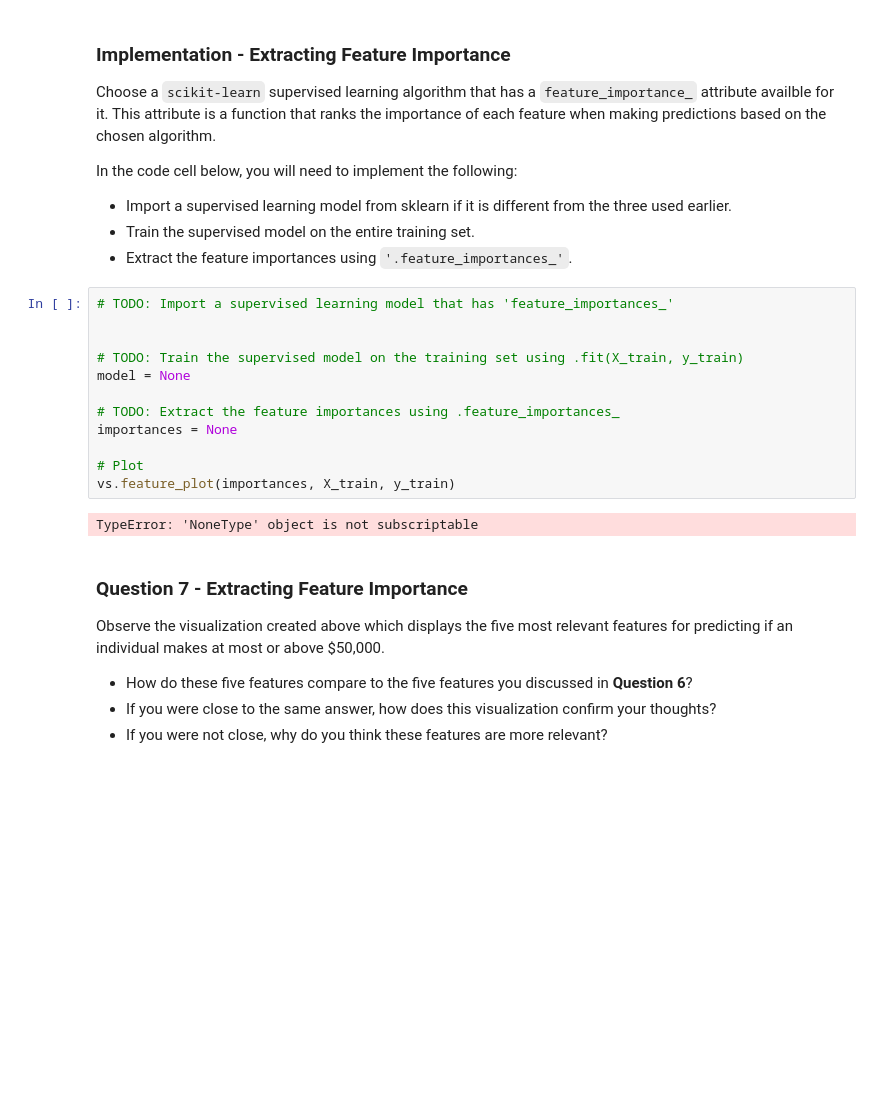
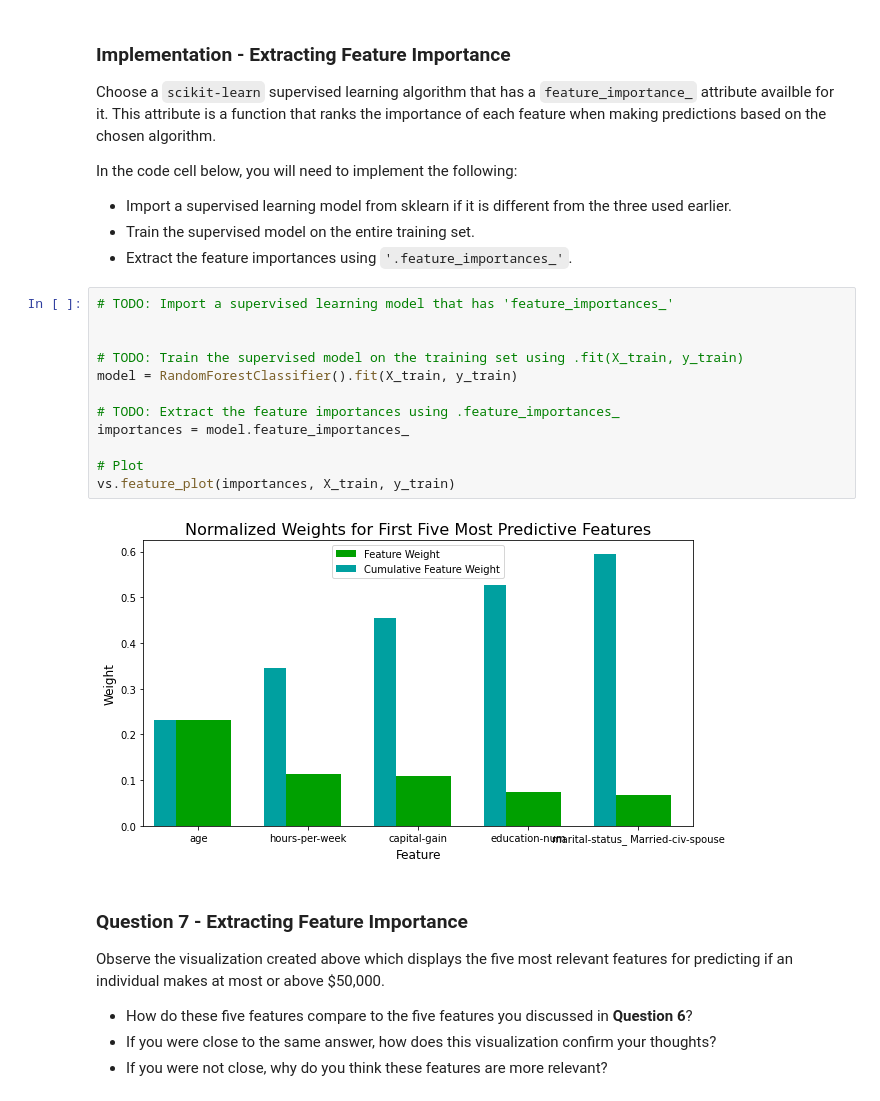
Before and after one commit to BrittaEnte/intro-to-ML-pytorch-UDACITY, a Jupyter notebook: finding_donor/finding_donors.ipynb, the cells around one changed output. Saved outputs shown, nothing was run; the diff lists cells and outputs as text; blank space fills up the shorter version.

```diff
--- a/finding_donor/finding_donors.ipynb
+++ b/finding_donor/finding_donors.ipynb
@@ -604,17 +608,17 @@ In the code cell below, you will need to implement the following:
 # %%
 # TODO: Import a supervised learning model that has 'feature_importances_'
 
 
 # TODO: Train the supervised model on the training set using .fit(X_train, y_train)
-model = None
+model = RandomForestClassifier().fit(X_train, y_train)
 
 # TODO: Extract the feature importances using .feature_importances_
-importances = None
+importances = model.feature_importances_
 
 # Plot
 vs.feature_plot(importances, X_train, y_train)
 # %% [output]
-TypeError: 'NoneType' object is not subscriptable
+[figure, added]
 # %% [markdown]
 ### Question 7 - Extracting Feature Importance
 
```
Also changed, not shown: parts of 11 cells of this notebook, 1 other file.
